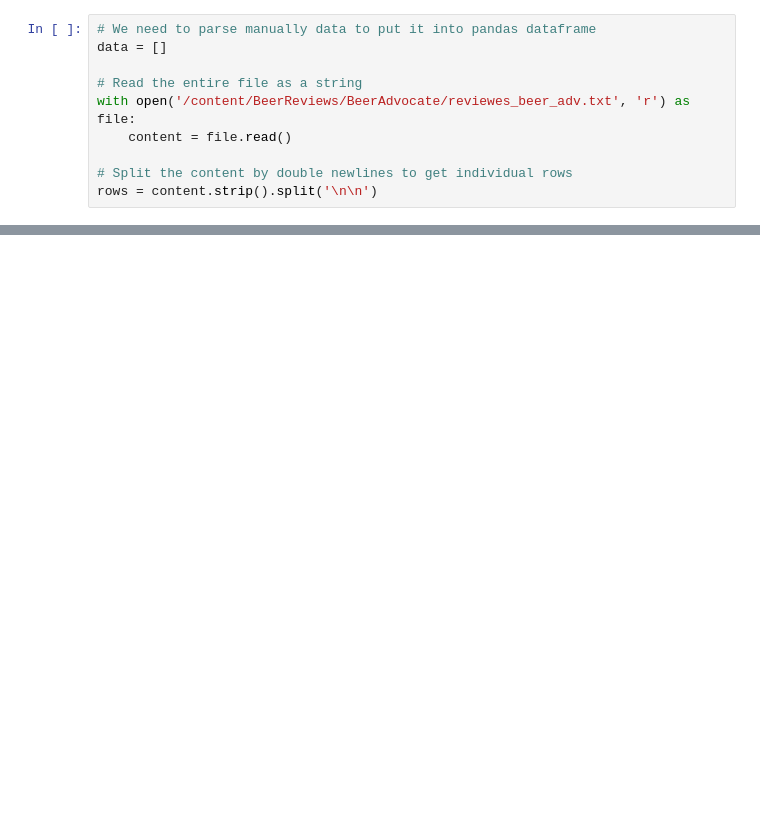
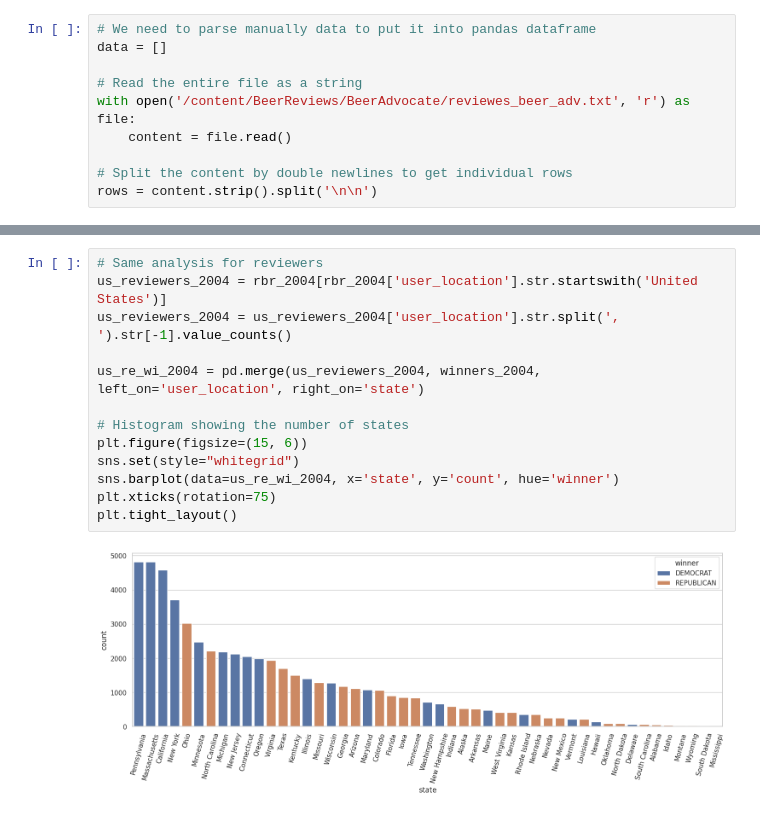
Before and after one commit to epfl-ada/ada-2024-project-adavengers, a Jupyter notebook: ADA_dataset.ipynb, the cells around one changed output, grey strips where cells are left out. Drawn from its saved outputs; the diff is of its cells as text; blank space fills up the shorter version.

```diff
--- a/ADA_dataset.ipynb
+++ b/ADA_dataset.ipynb
@@ -239,0 +345,15 @@ us_states.plot(kind='bar', figsize=(10, 6))
+# %%
+# Same analysis for reviewers
+us_reviewers_2004 = rbr_2004[rbr_2004['user_location'].str.startswith('United States')]
+us_reviewers_2004 = us_reviewers_2004['user_location'].str.split(', ').str[-1].value_counts()
+
+us_re_wi_2004 = pd.merge(us_reviewers_2004, winners_2004, left_on='user_location', right_on='state')
+
+# Histogram showing the number of states
+plt.figure(figsize=(15, 6))
+sns.set(style="whitegrid")
+sns.barplot(data=us_re_wi_2004, x='state', y='count', hue='winner')
+plt.xticks(rotation=75)
+plt.tight_layout()
+# %% [output]
+[figure, added]
```
Also changed, not shown: parts of 34 cells of this notebook, 3 other files.
